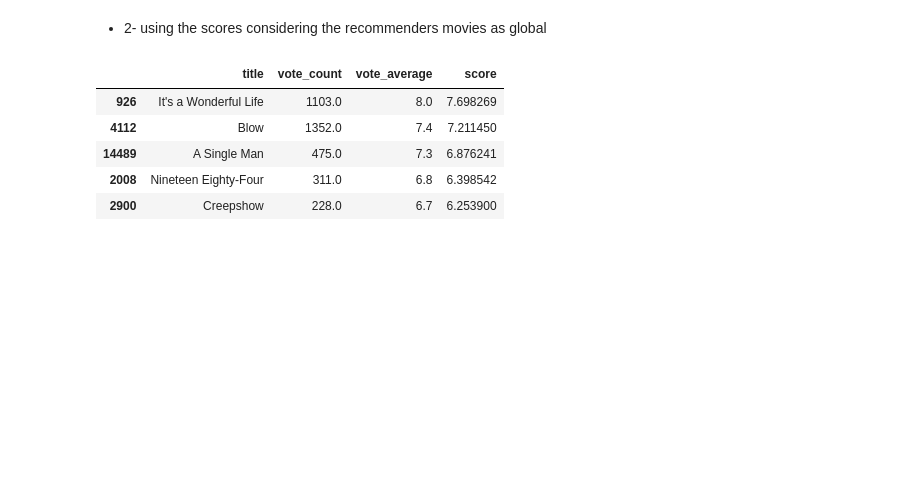
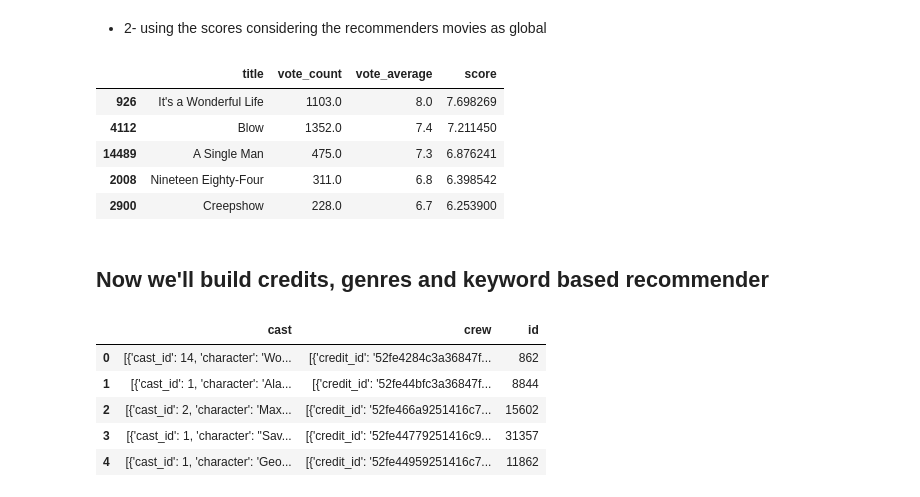
Before and after one commit to Godwinh19/ds-portfolio, a Jupyter notebook: Recommender system/simple_recommender_and_content_based_recommender.ipynb, the cells around one changed output. Saved outputs shown, nothing was run; the diff lists cells and outputs as text; code cells hidden in the pictures; blank space fills up the shorter version.

```diff
--- a/Recommender system/simple_recommender_and_content_based_recommender.ipynb
+++ b/Recommender system/simple_recommender_and_content_based_recommender.ipynb
@@ -182,3 +182,17 @@ recommendations.head()
 | 14489 | A Single Man | 475.0 | 7.3 | 6.876241 |
 | 2008 | Nineteen Eighty-Four | 311.0 | 6.8 | 6.398542 |
 | 2900 | Creepshow | 228.0 | 6.7 | 6.253900 |
+# %% [markdown]
+## Now we'll build credits, genres and keyword based recommender
+# %%
+credits = pd.read_csv('data/credits.csv')
+keywords = pd.read_csv('data/keywords.csv')
+
+credits.head()
+# %% [output]
+|  | cast | crew | id |
+| 0 | [{'cast_id': 14, 'character': 'Wo... | [{'credit_id': '52fe4284c3a36847f... | 862 |
+| 1 | [{'cast_id': 1, 'character': 'Ala... | [{'credit_id': '52fe44bfc3a36847f... | 8844 |
+| 2 | [{'cast_id': 2, 'character': 'Max... | [{'credit_id': '52fe466a9251416c7... | 15602 |
+| 3 | [{'cast_id': 1, 'character': "Sav... | [{'credit_id': '52fe44779251416c9... | 31357 |
+| 4 | [{'cast_id': 1, 'character': 'Geo... | [{'credit_id': '52fe44959251416c7... | 11862 |
```
Also changed, not shown: parts of 20 cells of this notebook, 1 other file.
